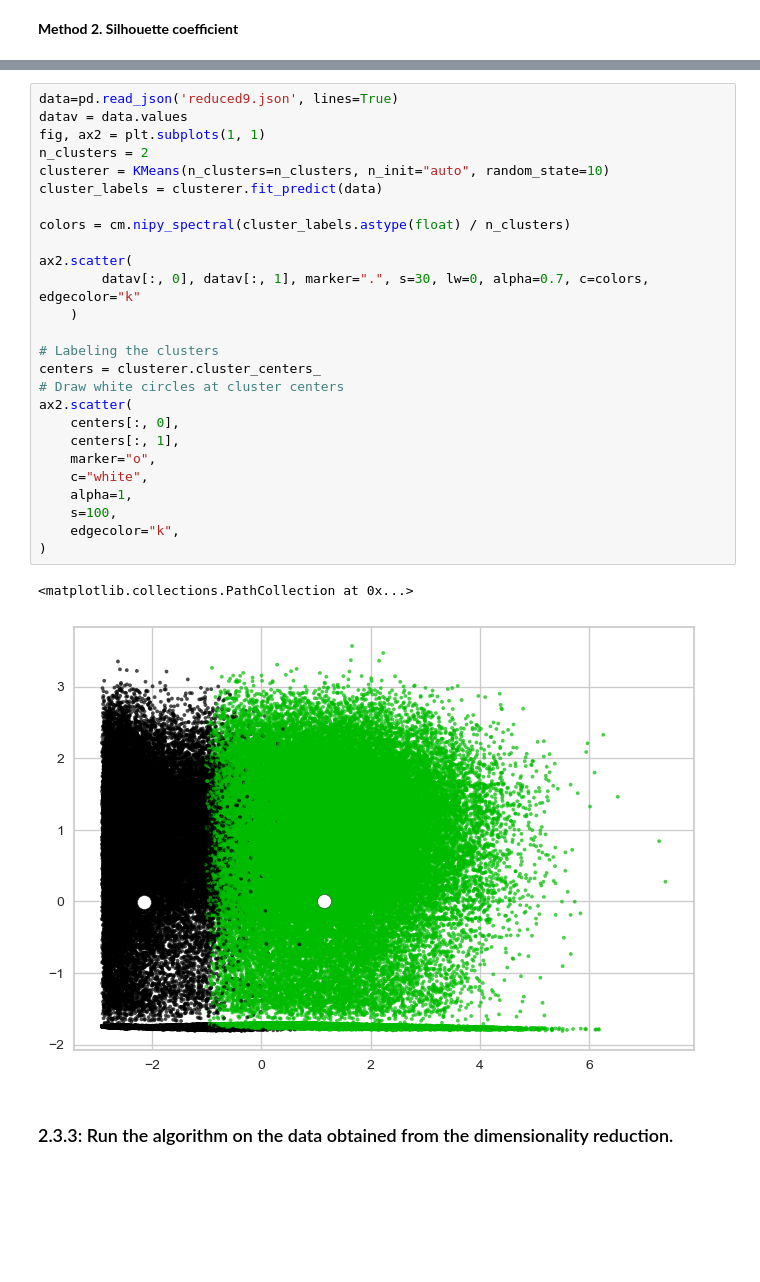
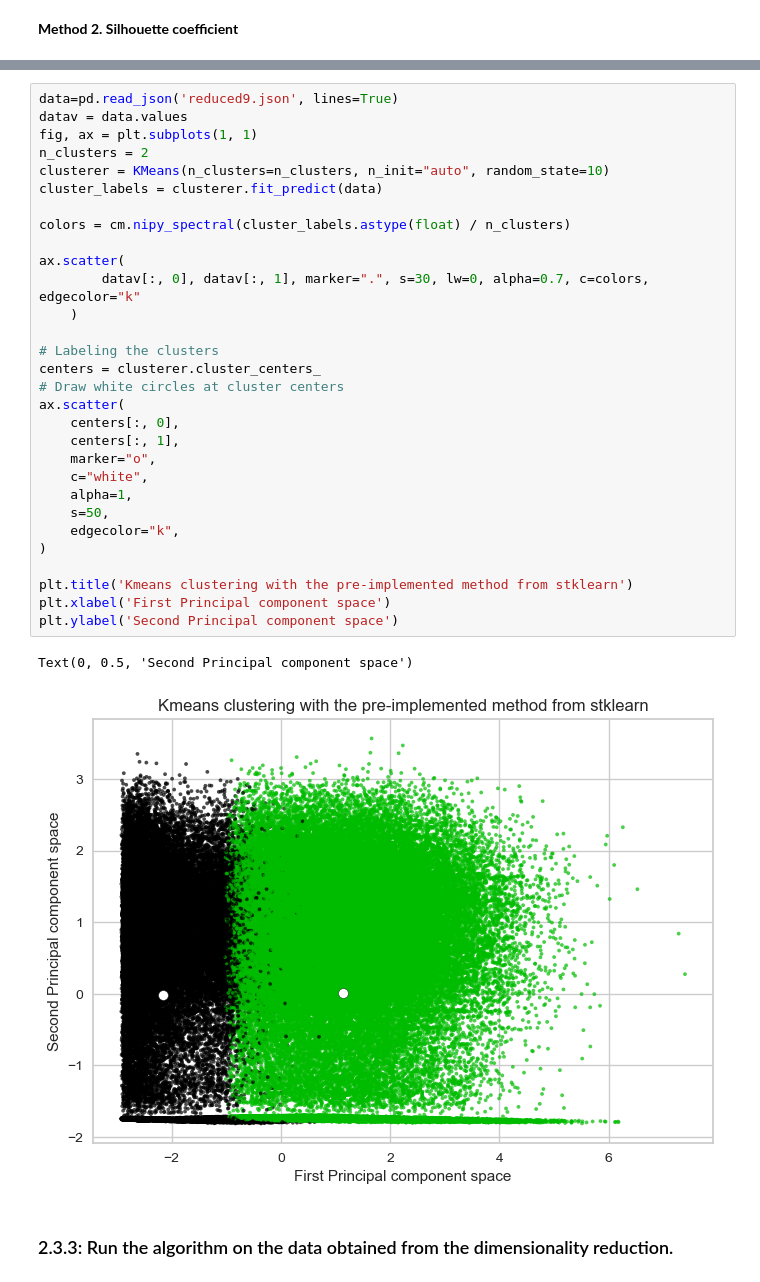
Before and after one commit to HazemTarek1080/A-Comprehensive-Analysis-of-Netflix-User-Behavior-Through-Hashing-and-Clustering-Techniques, a Jupyter notebook: Q2.3_2.4.ipynb, the cells around one changed output, grey strips where cells are left out. Cells and saved outputs as stored; diff of their text form; blank space fills up the shorter version.

```diff
--- a/Q2.3_2.4.ipynb
+++ b/Q2.3_2.4.ipynb
@@ -155,32 +132,36 @@ k = 2 for the Silhouette svore, even tough the clusters are not really there(see
 # %%
 data=pd.read_json('reduced9.json', lines=True)
 datav = data.values
-fig, ax2 = plt.subplots(1, 1)
+fig, ax = plt.subplots(1, 1)
 n_clusters = 2
 clusterer = KMeans(n_clusters=n_clusters, n_init="auto", random_state=10)
 cluster_labels = clusterer.fit_predict(data)
 
 colors = cm.nipy_spectral(cluster_labels.astype(float) / n_clusters)
 
-ax2.scatter(
+ax.scatter(
         datav[:, 0], datav[:, 1], marker=".", s=30, lw=0, alpha=0.7, c=colors, edgecolor="k"
     )
 
 # Labeling the clusters
 centers = clusterer.cluster_centers_
 # Draw white circles at cluster centers
-ax2.scatter(
+ax.scatter(
     centers[:, 0],
     centers[:, 1],
     marker="o",
     c="white",
     alpha=1,
-    s=100,
+    s=50,
     edgecolor="k",
 )
+
+plt.title('Kmeans clustering with the pre-implemented method from stklearn')
+plt.xlabel('First Principal component space')
+plt.ylabel('Second Principal component space')
 # %% [output]
-<matplotlib.collections.PathCollection at 0x...>
+Text(0, 0.5, 'Second Principal component space')
-[figure, old version]
+[figure, new version]
 # %% [markdown]
 ### 2.3.3: Run the algorithm on the data obtained from the dimensionality reduction.
 # %%
```
Also changed, not shown: parts of 52 cells of this notebook.
